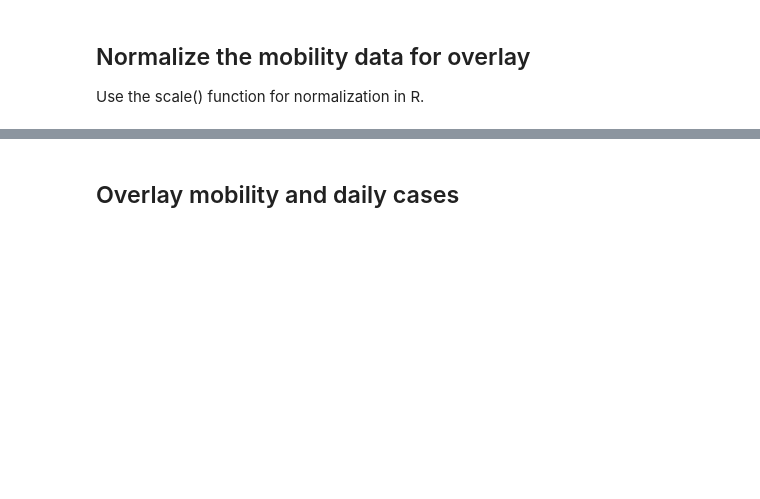
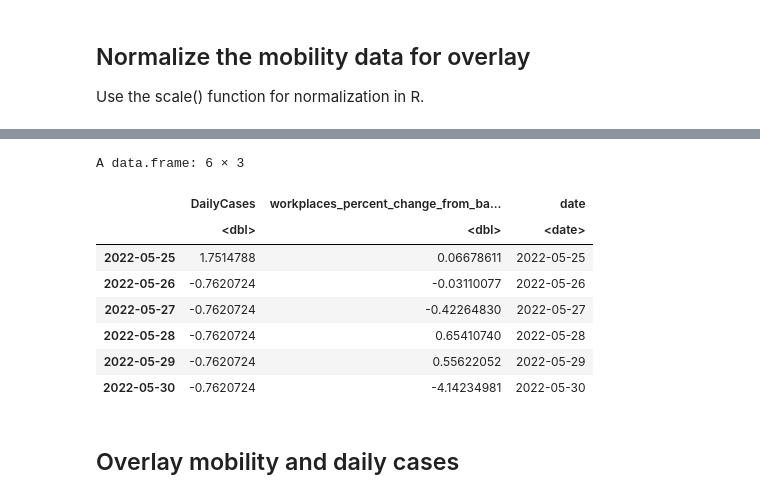
Before and after one commit to hongqin/R_COVID19_student_bootcamp2022June, a Jupyter notebook: R_coding_bootcamp_2022June.ipynb, the cells around one changed output, grey strips where cells are left out. Cells and saved outputs as stored; diff of their text form; code cells hidden in the pictures; blank space fills up the shorter version.

```diff
--- a/R_coding_bootcamp_2022June.ipynb
+++ b/R_coding_bootcamp_2022June.ipynb
@@ -918,7 +931,18 @@ ERROR: ignored
 # %%
 # add the date column back
 tb_GMCovidmycounty_scaled$date = ymd(row.names(tb_GMCovidmycounty_scaled))
+names(tb_GMCovidmycounty_scaled)[1] = "DailyCases"
 tail( tb_GMCovidmycounty_scaled  )
+# %% [output]
+A data.frame: 6 × 3
+|  | DailyCases | workplaces_percent_change_from_ba... | date |
+|  | <dbl> | <dbl> | <date> |
+| 2022-05-25 | 1.7514788 | 0.06678611 | 2022-05-25 |
+| 2022-05-26 | -0.7620724 | -0.03110077 | 2022-05-26 |
+| 2022-05-27 | -0.7620724 | -0.42264830 | 2022-05-27 |
+| 2022-05-28 | -0.7620724 | 0.65410740 | 2022-05-28 |
+| 2022-05-29 | -0.7620724 | 0.55622052 | 2022-05-29 |
+| 2022-05-30 | -0.7620724 | -4.14234981 | 2022-05-30 |
 # %% [markdown]
 ## Overlay mobility and daily cases
 # %%
```
Also changed, not shown: parts of 6 cells of this notebook.
